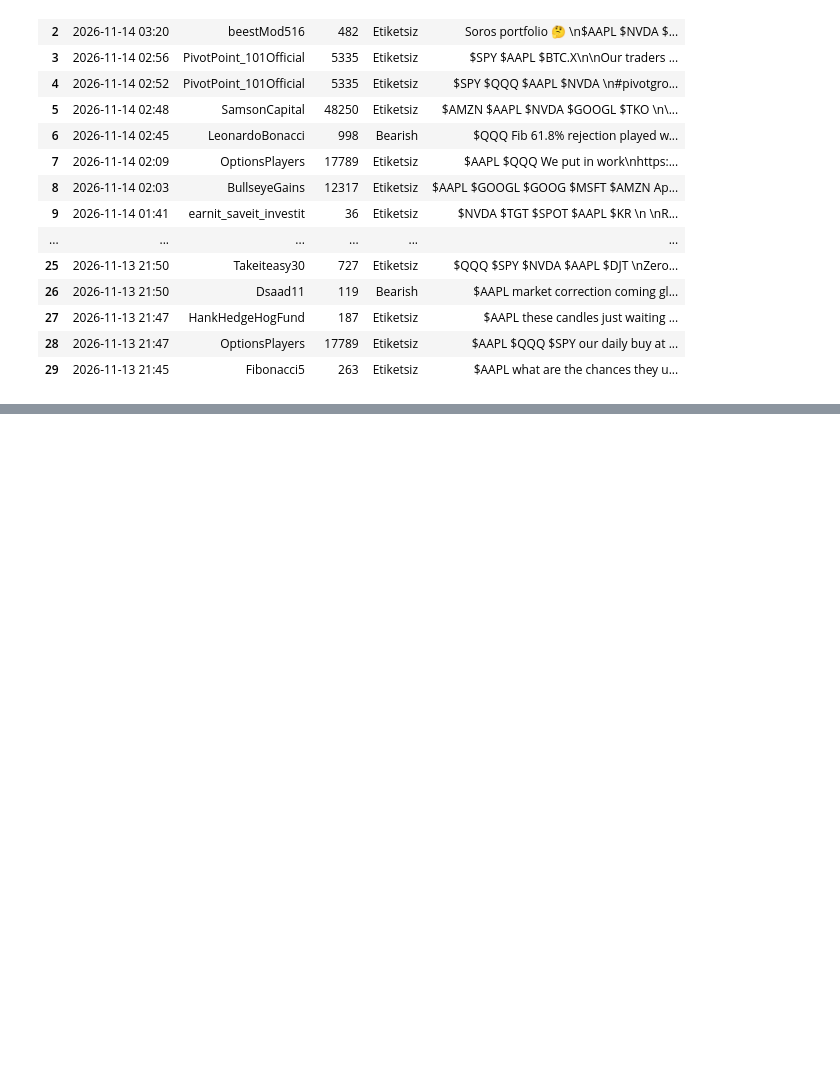
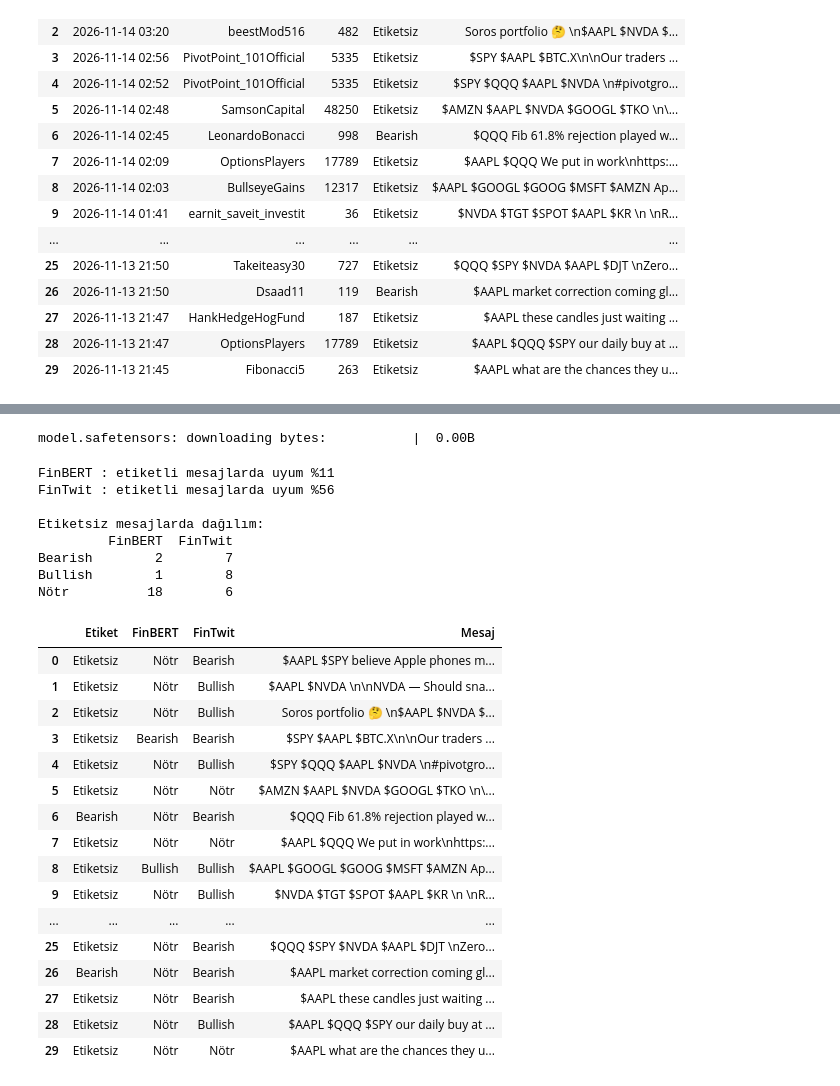
Before and after one commit to DunyaVatandasi/abd-borsa-calismalari, a Jupyter notebook: 02_haber_duyarlilik.ipynb, the cells around one changed output, grey strips where cells are left out. Saved outputs shown, nothing was run; the diff lists cells and outputs as text; code cells hidden in the pictures; blank space fills up the shorter version.

```diff
--- a/02_haber_duyarlilik.ipynb
+++ b/02_haber_duyarlilik.ipynb
@@ -169,0 +241,55 @@ Boğa oranı (etiketli mesajlarda): %44
+# %%
+# Sosyal medya için eğitilmiş modeli yükle
+fintwit = pipeline("text-classification", model="StephanAkkerman/FinTwitBERT-sentiment")
+
+def etiket_cevir(label):
+    label = label.upper()
+    if "BULL" in label or "POS" in label: return "Bullish"
+    if "BEAR" in label or "NEG" in label: return "Bearish"
+    return "Nötr"
+
+mesajlar = [temizle(m) for m in sonuc["Mesaj"]]
+sonuc["FinTwit"] = [etiket_cevir(t["label"]) for t in fintwit(mesajlar, truncation=True)]
+
+# Model sınavı: Etiketli mesajlarda iki model kullanıcıyla ne kadar uyumlu?
+etiketli = sonuc[sonuc["Etiket"] != "Etiketsiz"]
+for model in ["FinBERT", "FinTwit"]:
+    uyum = (etiketli["Etiket"] == etiketli[model]).mean() * 100
+    print(f"{model:8}: etiketli mesajlarda uyum %{uyum:.0f}")
+
+# Etiketsiz mesajlarda iki model ne diyor?
+etiketsiz = sonuc[sonuc["Etiket"] == "Etiketsiz"]
+print("\nEtiketsiz mesajlarda dağılım:")
+print(pd.DataFrame({
+    "FinBERT": etiketsiz["FinBERT"].value_counts(),
+    "FinTwit": etiketsiz["FinTwit"].value_counts(),
+}).fillna(0).astype(int))
+
+sonuc[["Etiket", "FinBERT", "FinTwit", "Mesaj"]]
+# %% [output]
+model.safetensors: downloading bytes:           |  0.00B
+FinBERT : etiketli mesajlarda uyum %11
+FinTwit : etiketli mesajlarda uyum %56
+
+Etiketsiz mesajlarda dağılım:
+         FinBERT  FinTwit
+Bearish        2        7
+Bullish        1        8
+Nötr          18        6
+|  | Etiket | FinBERT | FinTwit | Mesaj |
+| 0 | Etiketsiz | Nötr | Bearish | $AAPL $SPY believe Apple phones m... |
+| 1 | Etiketsiz | Nötr | Bullish | $AAPL $NVDA \n\nNVDA — Should sna... |
+| 2 | Etiketsiz | Nötr | Bullish | Soros portfolio 🤔 \n$AAPL $NVDA $... |
+| 3 | Etiketsiz | Bearish | Bearish | $SPY $AAPL $BTC.X\n\nOur traders ... |
+| 4 | Etiketsiz | Nötr | Bullish | $SPY $QQQ $AAPL $NVDA \n#pivotgro... |
+| 5 | Etiketsiz | Nötr | Nötr | $AMZN $AAPL $NVDA $GOOGL $TKO \n\... |
+| 6 | Bearish | Nötr | Bearish | $QQQ Fib 61.8% rejection played w... |
+| 7 | Etiketsiz | Nötr | Nötr | $AAPL $QQQ We put in work\nhttps:... |
+| 8 | Etiketsiz | Bullish | Bullish | $AAPL $GOOGL $GOOG $MSFT $AMZN Ap... |
+| 9 | Etiketsiz | Nötr | Bullish | $NVDA $TGT $SPOT $AAPL $KR \n \nR... |
+| ... | ... | ... | ... | ... |
+| 25 | Etiketsiz | Nötr | Bearish | $QQQ $SPY $NVDA $AAPL $DJT \nZero... |
+| 26 | Bearish | Nötr | Bearish | $AAPL market correction coming gl... |
+| 27 | Etiketsiz | Nötr | Bearish | $AAPL these candles just waiting ... |
+| 28 | Etiketsiz | Nötr | Bullish | $AAPL $QQQ $SPY our daily buy at ... |
+| 29 | Etiketsiz | Nötr | Nötr | $AAPL what are the chances they u... |
```
Also changed, not shown: parts of 3 cells of this notebook.
